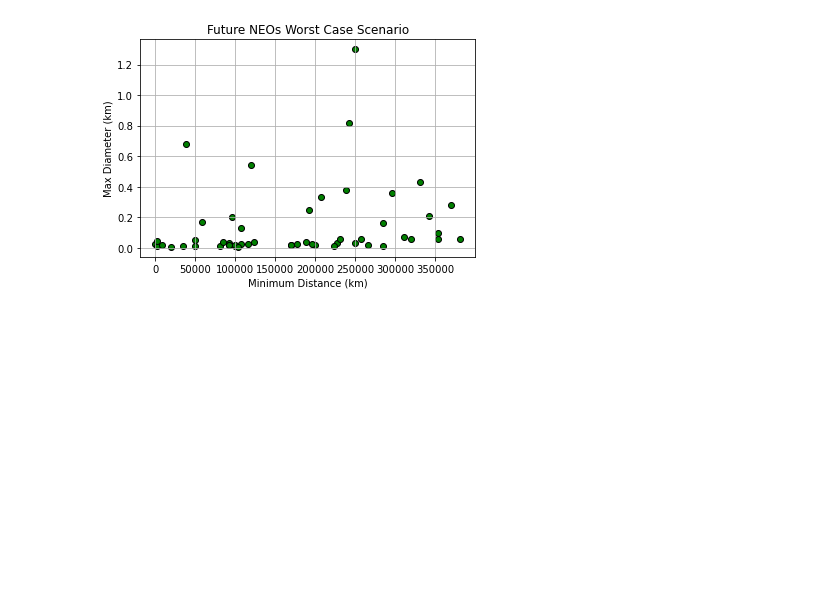
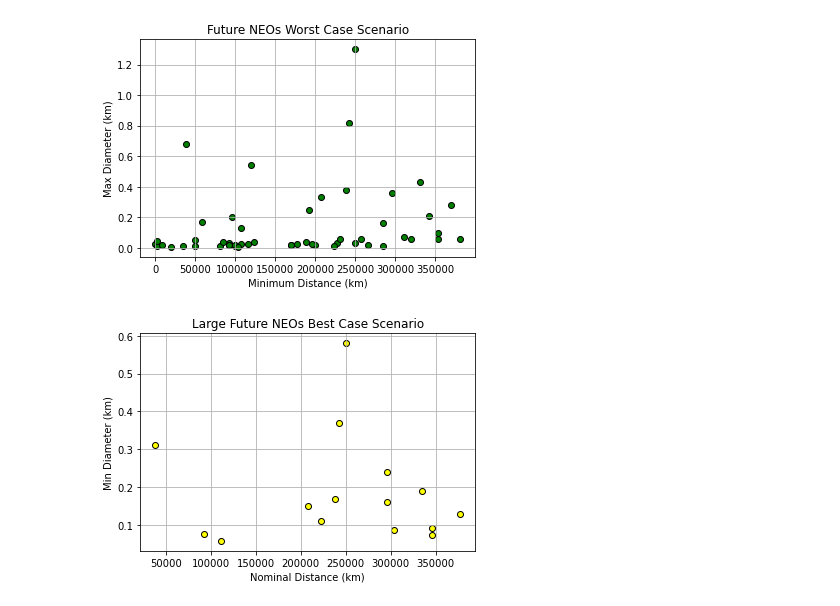
Before and after one commit to doublealogic/armageddon-neo-objects-space-junk, a Jupyter notebook: Data_Analysis/neo_main.ipynb, the cells around one changed output. Saved outputs shown, nothing was run; the diff lists cells and outputs as text; code cells hidden in the pictures; blank space fills up the shorter version.

Commit message:
Added more graphs to neo_main

```diff
--- a/Data_Analysis/neo_main.ipynb
+++ b/Data_Analysis/neo_main.ipynb
@@ -88,3 +88,21 @@ plt.grid(True)
 plt.show()
 # %% [output]
 [figure]
+# %%
+# Variables for Plot
+lrg_nom_distance = large_future_neos["CA Distance Nominal (km)"]
+lrg_min_diameter = large_future_neos["Min Diameter (km)"]
+
+# Plot Parameters
+plt.scatter(lrg_nom_distance, lrg_min_diameter, marker="o", facecolor="yellow", edgecolor="black")
+plt.title(f"Large Future NEOs Best Case Scenario")
+plt.xlabel("Nominal Distance (km)")
+plt.ylabel("Min Diameter (km)")
+plt.grid(True)
+
+# Saves Plot as a PNG
+
+# Showcases Plot
+plt.show()
+# %% [output]
+[figure, added]
```
Also changed, not shown: parts of 1 cell of this notebook.
